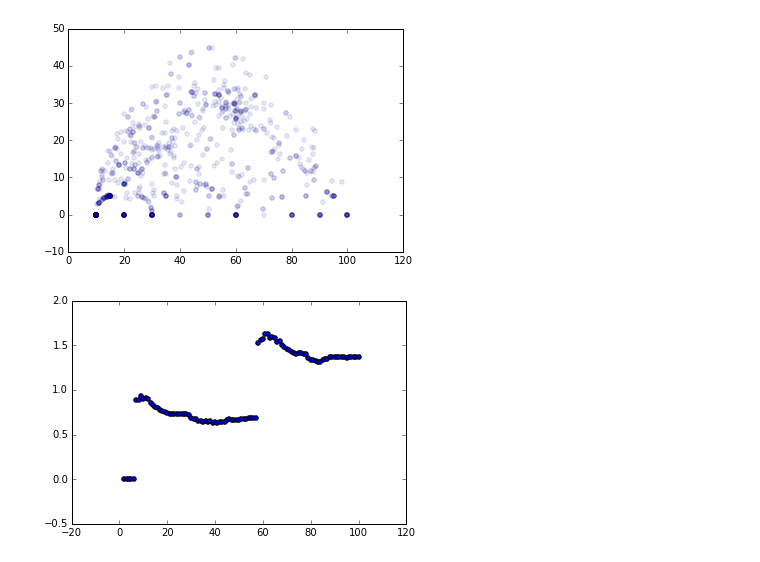
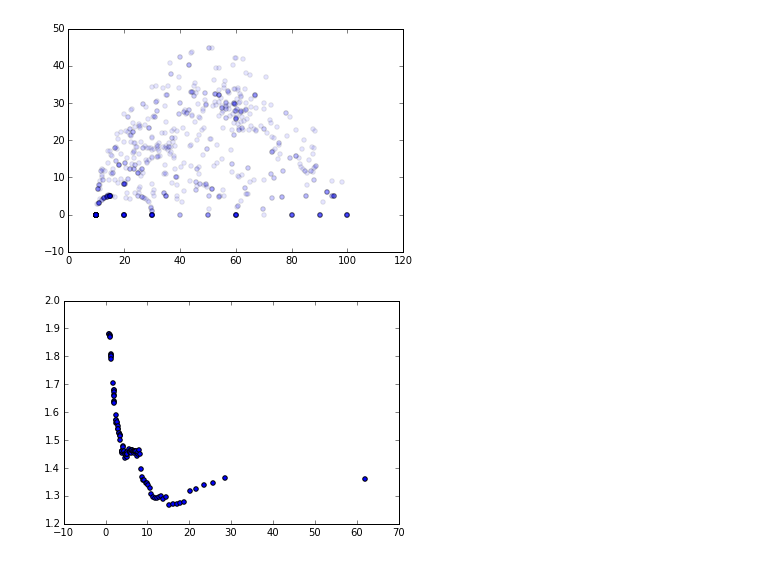
Before and after one commit to telmomenezes/ghostborders, a Jupyter notebook: ipython/graph_stats.ipynb, the cells around one changed output. Saved outputs shown, nothing was run; the diff lists cells and outputs as text; code cells hidden in the pictures.

Commit message:
metrics + smooth param

```diff
--- a/ipython/graph_stats.ipynb
+++ b/ipython/graph_stats.ipynb
@@ -61,13 +61,13 @@ plt.show()
 [figure]
 # %%
 import numpy as np
-data = np.genfromtxt('/Users/telmo/projects/ghostborders/berlin_log_entropy.csv', names=['per', 'entropy'], skip_header=1, delimiter=',')
+data = np.genfromtxt('/Users/telmo/projects/ghostborders/berlin-per-entropy.csv', names=['per', 'dist', 'metric'], skip_header=1, delimiter=',')
 # %%
 %matplotlib inline
 
 import matplotlib.pyplot as plt
 
-plt.scatter(data['per'], data['entropy'])
+plt.scatter(data['dist'], data['metric'])
 plt.show()
 # %% [output]
-[figure, old version]
+[figure, new version]
```
Also changed, not shown: 3 other files.
